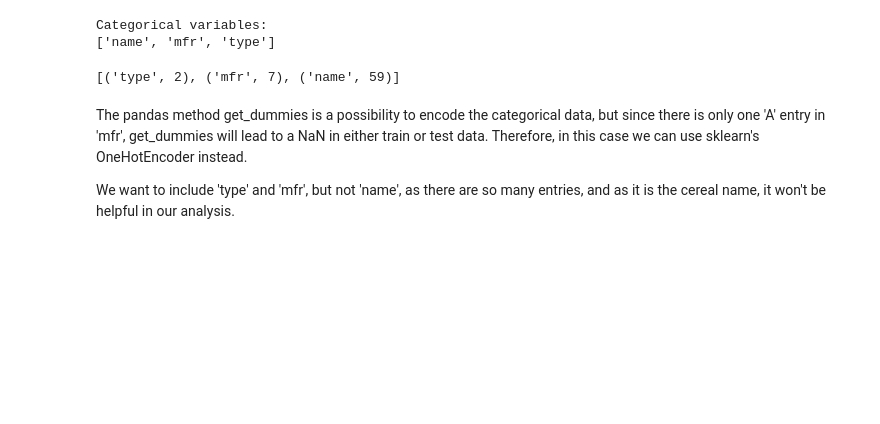
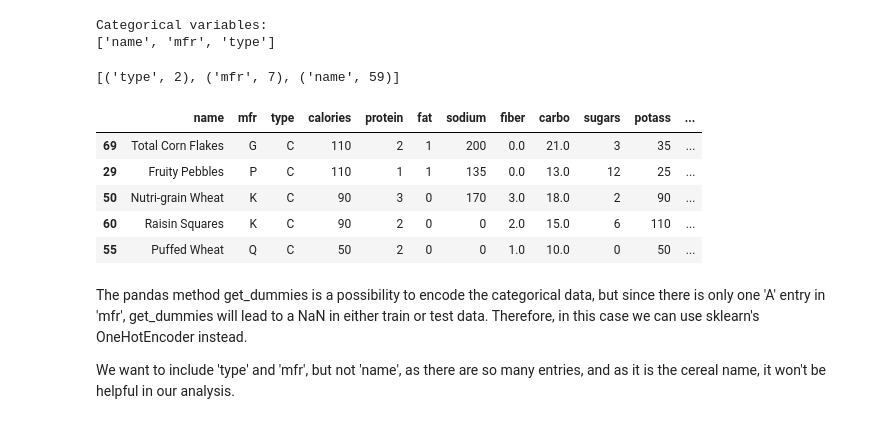
Before and after one commit to shane-sandhoefner/Cereals, a Jupyter notebook: Data Preprocessing.ipynb, the cells around one changed output. Saved outputs shown, nothing was run; the diff lists cells and outputs as text; code cells hidden in the pictures; blank space fills up the shorter version.

```diff
--- a/Data Preprocessing.ipynb
+++ b/Data Preprocessing.ipynb
@@ -125,6 +125,15 @@ d = dict(zip(cat_columns, cat_nunique))
 sorted(d.items(), key=lambda x: x[1])
 # %% [output]
 [('type', 2), ('mfr', 7), ('name', 59)]
+# %%
+X_train_full.head()
+# %% [output]
+|  | name | mfr | type | calories | protein | fat | sodium | fiber | carbo | sugars | potass | ... |
+| 69 | Total Corn Flakes | G | C | 110 | 2 | 1 | 200 | 0.0 | 21.0 | 3 | 35 | ... |
+| 29 | Fruity Pebbles | P | C | 110 | 1 | 1 | 135 | 0.0 | 13.0 | 12 | 25 | ... |
+| 50 | Nutri-grain Wheat | K | C | 90 | 3 | 0 | 170 | 3.0 | 18.0 | 2 | 90 | ... |
+| 60 | Raisin Squares | K | C | 90 | 2 | 0 | 0 | 2.0 | 15.0 | 6 | 110 | ... |
+| 55 | Puffed Wheat | Q | C | 50 | 2 | 0 | 0 | 1.0 | 10.0 | 0 | 50 | ... |
 # %% [markdown]
 The pandas method get_dummies is a possibility to encode the categorical data, but since there is only one 'A' entry in 'mfr', get_dummies will lead to a NaN in either train or test data. Therefore, in this case we can use sklearn's OneHotEncoder instead.
 
```
Also changed, not shown: parts of 8 cells of this notebook.
